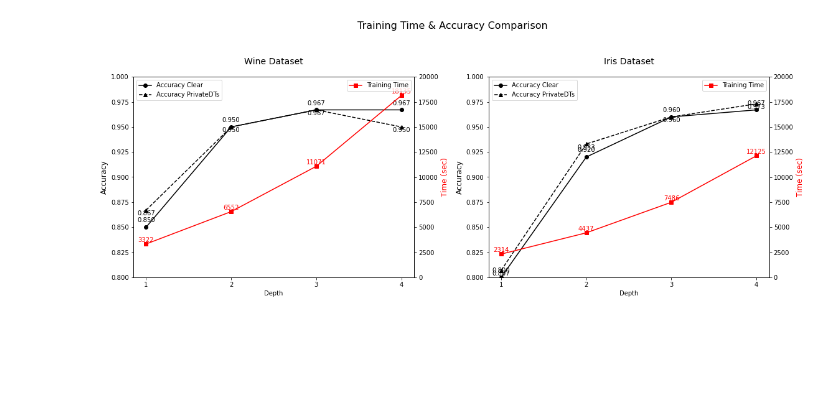
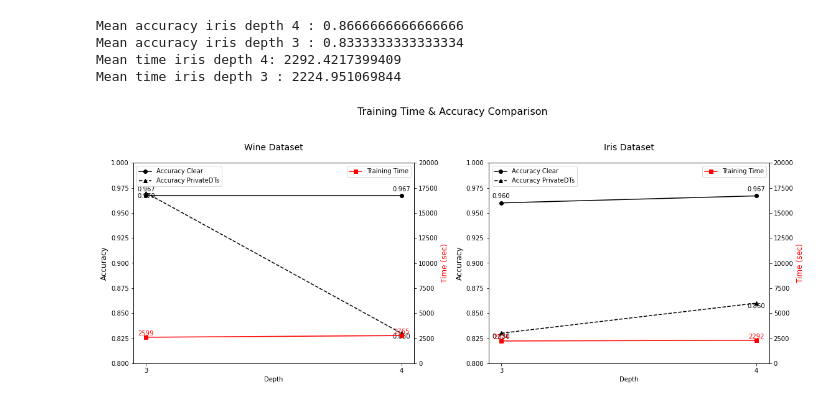
Before and after one commit to sofianeazogagh/oblivious_unlearning, a Jupyter notebook: notebook.ipynb, the cells around one changed output. Drawn from its saved outputs; the diff is of its cells as text; code cells hidden in the pictures; blank space fills up the shorter version.

```diff
--- a/notebook.ipynb
+++ b/notebook.ipynb
@@ -65,15 +115,37 @@ Données exportées dans data/wine_4bits.csv
+# %%
+acc_iris_mean_4 = calculate_column_mean("logs/iris_4bits_4_64.csv", 0)
+print(f"Mean accuracy iris depth 4 : {acc_iris_mean_4}")
+acc_iris_mean_3 = calculate_column_mean("logs/iris_4bits_3_64.csv", 0)
+print(f"Mean accuracy iris depth 3 : {acc_iris_mean_3}")
+# acc_iris_mean_2 = calculate_column_mean("logs/iris_4bits_2_64.csv", 0)
+# print(f"Mean accuracy iris depth 2 : {acc_iris_mean_2}")
+# acc_iris_mean_1 = calculate_column_mean("logs/iris_4bits_1_64.csv", 0)
+# print(f"Mean accuracy iris depth 1 : {acc_iris_mean_1}")
+time_iris_mean_4 = calculate_column_mean("logs/iris_4bits_4_64.csv", 1)
+print(f"Mean time iris depth 4: {time_iris_mean_4}")
+time_iris_mean_3 = calculate_column_mean("logs/iris_4bits_3_64.csv", 1)
+print(f"Mean time iris depth 3 : {time_iris_mean_3}")
+# time_iris_mean_2 = calculate_column_mean("logs/iris_4bits_2_64.csv", 1)
+# print(f"Mean time iris depth 2 : {time_iris_mean_2}")
+# acc_iris_mean_1 = calculate_column_mean("logs/iris_4bits_1_64.csv", 0)
+# print(f"Mean accuracy iris depth 1 : {acc_iris_mean_1}")
+# %% [output]
+Mean accuracy iris depth 4 : 0.8666666666666666
+Mean accuracy iris depth 3 : 0.8333333333333334
+Mean time iris depth 4: 2292.4217399409
+Mean time iris depth 3 : 2224.951069844
 # %%
 import matplotlib.pyplot as plt
 
 # Données pour reproduire le graphique
 depth = [1, 2, 3, 4]  # Profondeur
-accuracy_clear_wine = [0.850, 0.950, 0.967, 0.967]
-accuracy_private_wine = [0.867, 0.950, 0.967, 0.950]
-training_time_wine = [3322, 6552, 11071, 18135]
+accuracy_clear_wine = [None, None, 0.967, 0.967]
+accuracy_private_wine = [None, None, 0.97, 0.83]
+training_time_wine = [None, None, 2599, 2765]
 
-accuracy_clear_iris = [0.800, 0.920, 0.960, 0.967]
-accuracy_private_iris = [0.807, 0.933, 0.960, 0.973]
-training_time_iris = [2314, 4437, 7486, 12125]
+accuracy_clear_iris = [None, None, 0.960, 0.967]
+accuracy_private_iris = [None, None, 0.83, 0.86]
+training_time_iris = [None, None, 2224, 2292]
 
 # Créer deux sous-graphiques
 fig, (ax1, ax2) = plt.subplots(1, 2, figsize=(16, 6))
@@ -84,58 +156,57 @@ ax1.set_xlabel("Depth")
 ax1.set_ylabel("Accuracy", fontsize=12)
 ax1.set_ylim(0.8, 1.0)
 ax1.set_xticks(depth)
-ax1.plot(depth, accuracy_clear_wine, 'o-', label="Accuracy Clear", color='black')
-ax1.plot(depth, accuracy_private_wine, '^-', label="Accuracy PrivateDTs", color='black', linestyle="--")
+ax1.plot(depth[2:], accuracy_clear_wine[2:], 'o-', label="Accuracy Clear", color='black')
+ax1.plot(depth[2:], accuracy_private_wine[2:], '^-', label="Accuracy PrivateDTs", color='black', linestyle="--")
 
 # Ajouter les valeurs sur les points pour Wine
-for i, txt in enumerate(accuracy_clear_wine):
-    ax1.text(depth[i], accuracy_clear_wine[i] + 0.005, f"{txt:.3f}", ha='center')
-for i, txt in enumerate(accuracy_private_wine):
-    ax1.text(depth[i], accuracy_private_wine[i] - 0.005, f"{txt:.3f}", ha='center')
+for i in range(2, len(depth)):
+    ax1.text(depth[i], accuracy_clear_wine[i] + 0.005, f"{accuracy_clear_wine[i]:.3f}", ha='center')
+    ax1.text(depth[i], accuracy_private_wine[i] - 0.005, f"{accuracy_private_wine[i]:.3f}", ha='center')
 
 ax1_twin.set_ylabel("Time (sec)", fontsize=12, color="red")
 ax1_twin.set_ylim(0, 20000)
-ax1_twin.plot(depth, training_time_wine, 's-', color='red', label="Training Time")
+ax1_twin.plot(depth[2:], training_time_wine[2:], 's-', color='red', label="Training Time")
 
 # Ajouter les valeurs pour les temps (Wine)
-for i, txt in enumerate(training_time_wine):
-    ax1_twin.text(depth[i], training_time_wine[i] + 200, f"{txt}", color="red", ha='center')
+for i in range(2, len(depth)):
+    ax1_twin.text(depth[i], training_time_wine[i] + 200, f"{training_time_wine[i]}", color="red", ha='center')
 
 # Deuxième graphique pour Iris
 ax2_twin = ax2.twinx()
 ax2.set_xlabel("Depth")
 ax2.set_ylabel("Accuracy", fontsize=12)
 ax2.set_ylim(0.8, 1.0)
 ax2.set_xticks(depth)
-ax2.plot(depth, accuracy_clear_iris, 'o-', label="Accuracy Clear", color='black')
-ax2.plot(depth, accuracy_private_iris, '^-', label="Accuracy PrivateDTs", color='black', linestyle="--")
+ax2.plot(depth[2:], accuracy_clear_iris[2:], 'o-', label="Accuracy Clear", color='black')
+ax2.plot(depth[2:], accuracy_private_iris[2:], '^-', label="Accuracy PrivateDTs", color='black', linestyle="--")
 
 # Ajouter les valeurs sur les points pour Iris
-for i, txt in enumerate(accuracy_clear_iris):
-    ax2.text(depth[i], accuracy_clear_iris[i] + 0.005, f"{txt:.3f}", ha='center')
-for i, txt in enumerate(accuracy_private_iris):
-    ax2.text(depth[i], accuracy_private_iris[i] - 0.005, f"{txt:.3f}", ha='center')
+for i in range(2, len(depth)):
+    ax2.text(depth[i], accuracy_clear_iris[i] + 0.005, f"{accuracy_clear_iris[i]:.3f}", ha='center')
+    ax2.text(depth[i], accuracy_private_iris[i] - 0.005, f"{accuracy_private_iris[i]:.3f}", ha='center')
 
 ax2_twin.set_ylabel("Time (sec)", fontsize=12, color="red")
 ax2_twin.set_ylim(0, 20000)
-ax2_twin.plot(depth, training_time_iris, 's-', color='red', label="Training Time")
+ax2_twin.plot(depth[2:], training_time_iris[2:], 's-', color='red', label="Training Time")
 
 # Ajouter les valeurs pour les temps (Iris)
-for i, txt in enumerate(training_time_iris):
-    ax2_twin.text(depth[i], training_time_iris[i] + 200, f"{txt}", color="red", ha='center')
+for i in range(2, len(depth)):
+    ax2_twin.text(depth[i], training_time_iris[i] + 200, f"{training_time_iris[i]}", color="red", ha='center')
 
 # Titres et légendes
 ax1.set_title("Wine Dataset", fontsize=14, pad=20)
 ax2.set_title("Iris Dataset", fontsize=14, pad=20)
 
 ax1.legend(loc="upper left")
 ax1_twin.legend(loc="upper right")
 ax2.legend(loc="upper left")
 ax2_twin.legend(loc="upper right")
 
 fig.suptitle("Training Time & Accuracy Comparison", fontsize=16, y=1.05)
 plt.tight_layout()
 
+
 plt.show()
 # %% [output]
-[figure, old version]
+[figure, new version]
```
Also changed, not shown: parts of 6 cells of this notebook, 3 other files.
